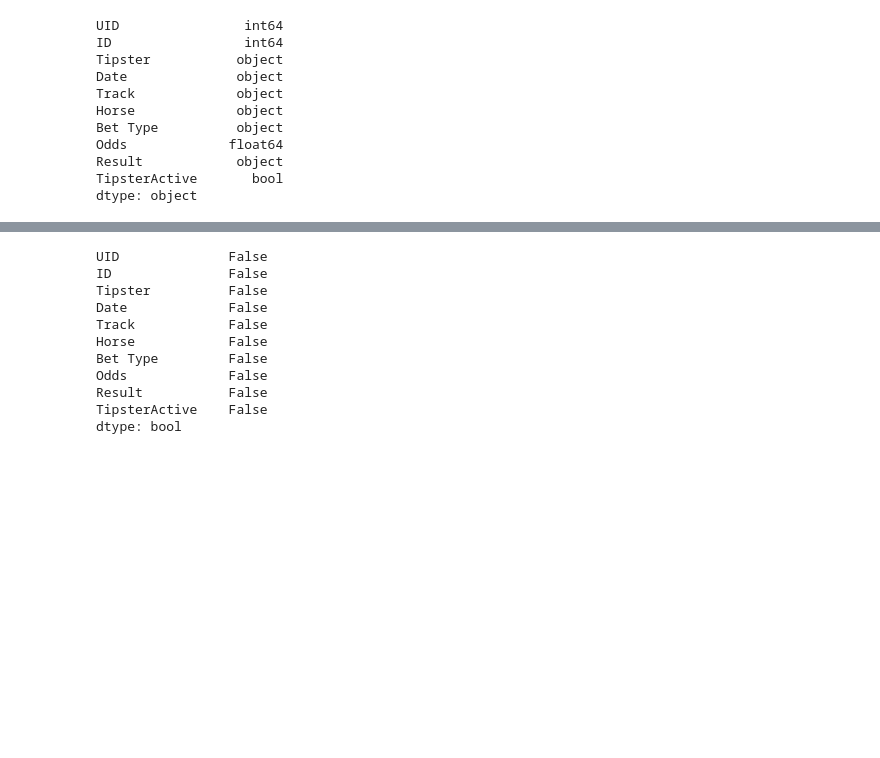
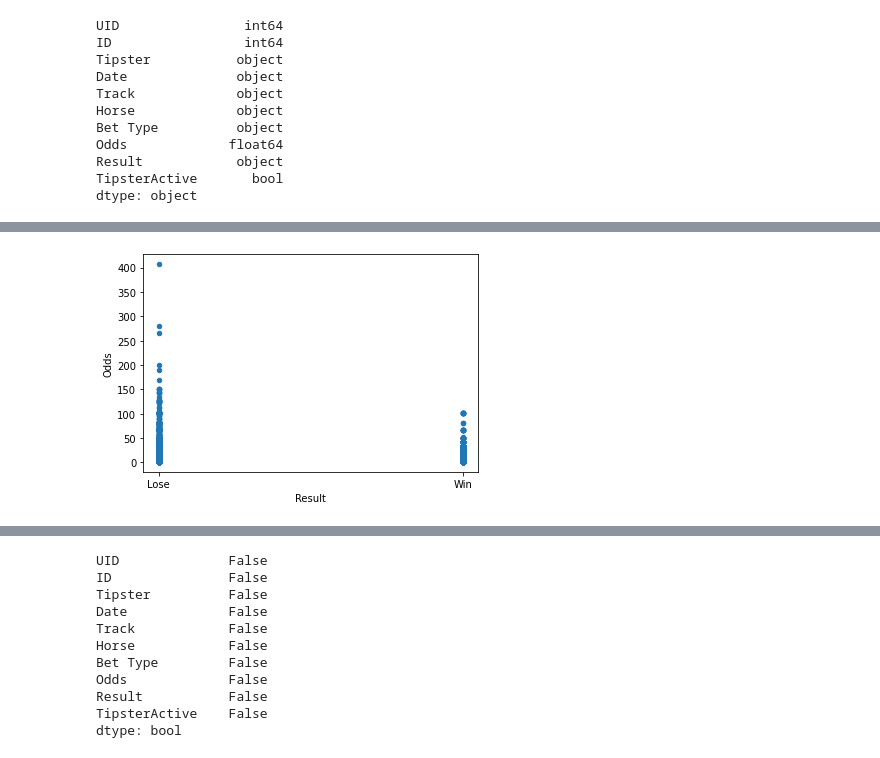
Before and after one commit to Cheeseburgerfly/AIAssignment, a Jupyter notebook: Assignment.ipynb, the cells around one changed output, grey strips where cells are left out. Drawn from its saved outputs; the diff is of its cells as text; code cells hidden in the pictures; blank space fills up the shorter version.

```diff
--- a/Assignment.ipynb
+++ b/Assignment.ipynb
@@ -45,0 +65,5 @@ dtype: object
+# %%
+df.plot(kind = 'scatter', x = 'Result', y = 'Odds')
+plt.show()
+# %% [output]
+[figure, added]
```
Also changed, not shown: parts of 6 cells of this notebook.
